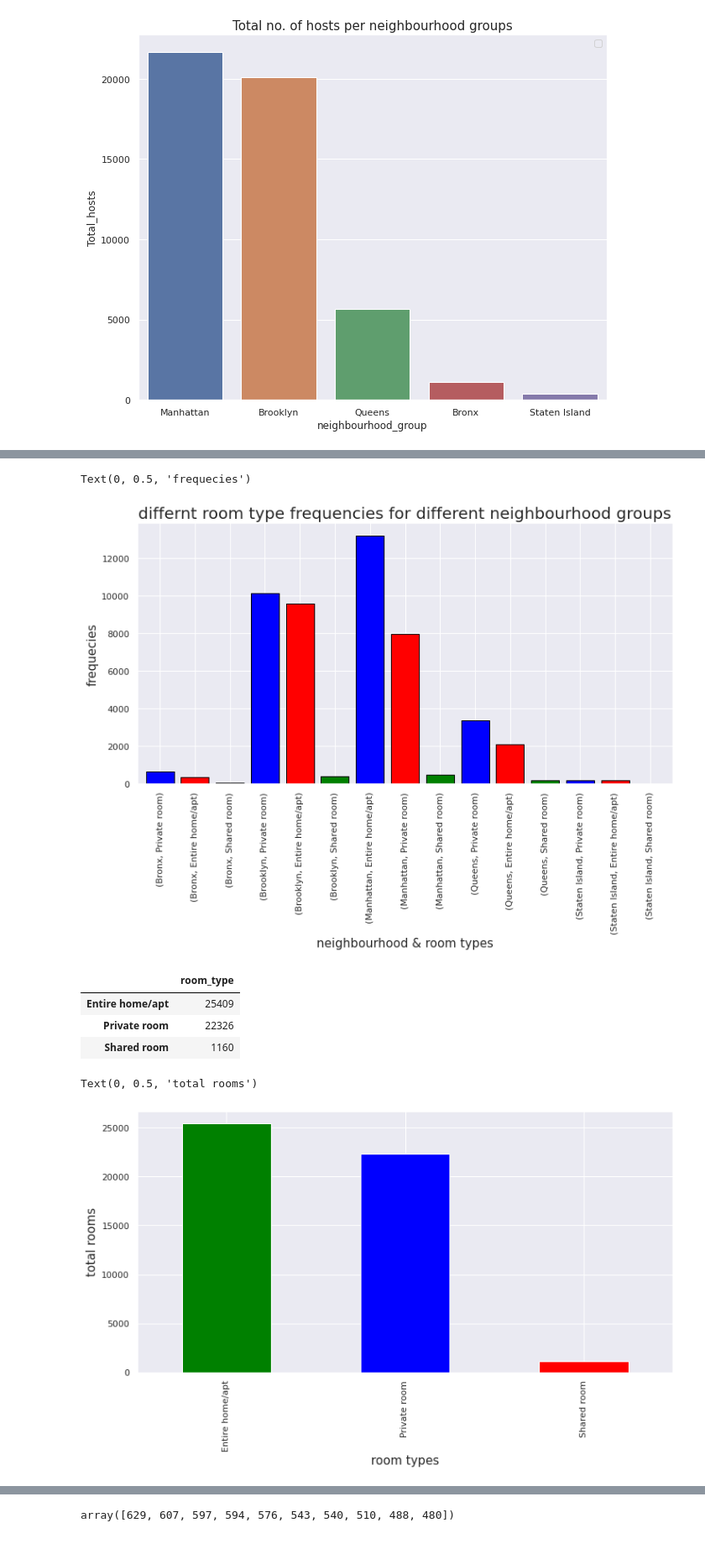
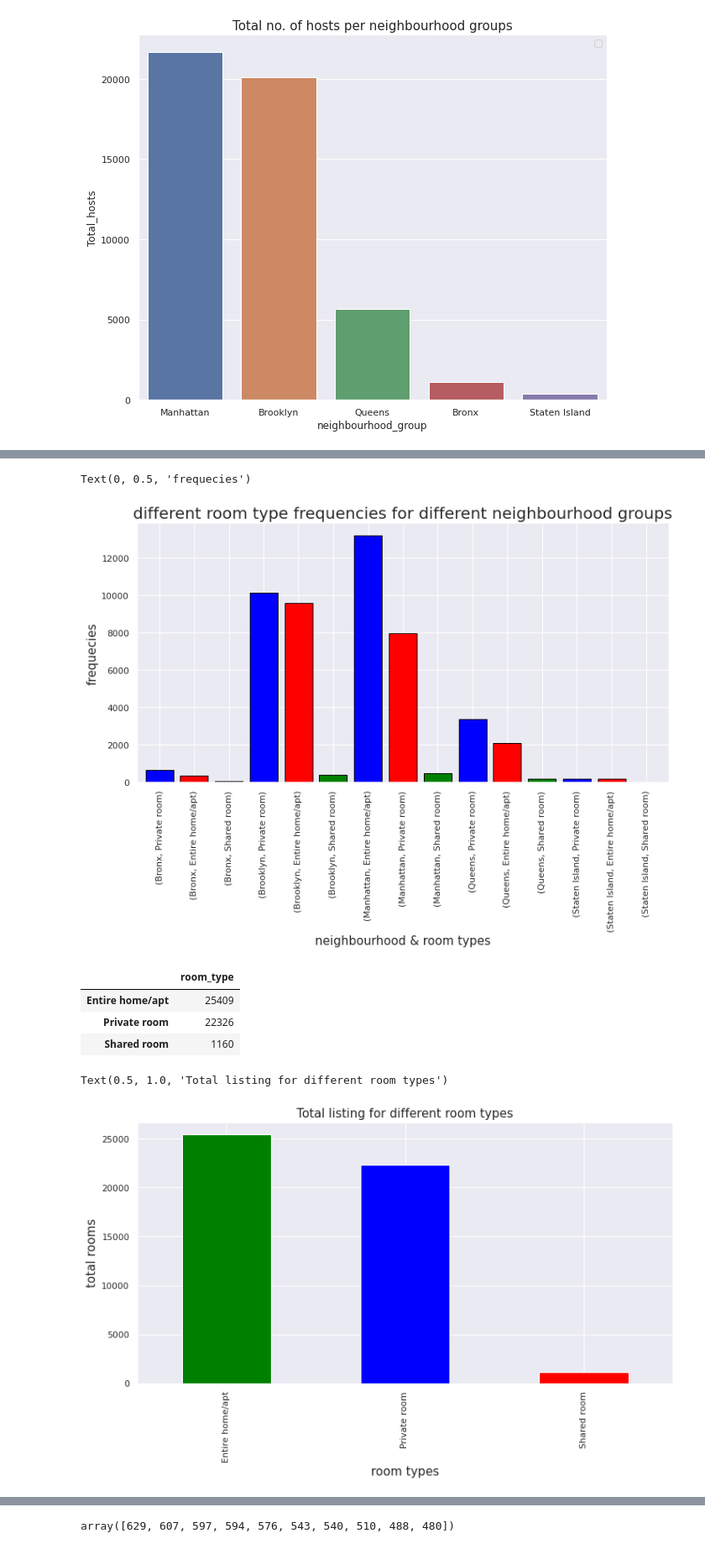
Before and after one commit to Priyabrat845/Airbnb-Booking-Analysis, a Jupyter notebook: Copy_of_Airbnb_Bookings_Analysis_Capstone_Project.ipynb, the cells around one changed output, grey strips where cells are left out. Shown: that part at 84% size. Cells and saved outputs as stored; diff of their text form; code cells hidden in the pictures.

```diff
--- a/Copy_of_Airbnb_Bookings_Analysis_Capstone_Project.ipynb
+++ b/Copy_of_Airbnb_Bookings_Analysis_Capstone_Project.ipynb
@@ -173,14 +173,14 @@ airbnb.head()
 | 4 | 7192 | Laura | Manhattan | East Harlem | 40.79851 | -73.94399 | Entire home/apt | 80 | ... |
 # %%
 ax=airbnb.groupby('neighbourhood_group')['room_type'].value_counts().plot.bar(figsize=(12,6),width=0.8,linewidth=1,edgecolor='black',color=['blue','red','green'])
-ax.set_title("differnt room type frequencies for different neighbourhood groups", fontsize = 20)
+ax.set_title("different room type frequencies for different neighbourhood groups", fontsize = 20)
 # Set x and y-labels
 ax.set_xlabel("neighbourhood & room types", fontsize = 15)
 ax.set_ylabel("frequecies", fontsize = 15)
 #ax.legend(['private room','entire room','shared room'])
 # %% [output]
 Text(0, 0.5, 'frequecies')
-[figure, old version]
+[figure, new version]
 # %%
 #Total no of rooms available for different room types
 total_room_types=airbnb.room_type.value_counts()
@@ -194,12 +194,13 @@ total_room_types_df
 # %%
 #Total no of rooms available for different room types
 ax1 = airbnb['room_type'].value_counts().plot.bar(figsize=(12,6),width=0.5,color=['green','blue','red'])
 ax1.set_xlabel('room types',fontsize=15)
 ax1.set_ylabel('total rooms',fontsize=15)
+plt.title('Total listing for different room types',size=15)
 #ax1.legend()
 # %% [output]
-Text(0, 0.5, 'total rooms')
+Text(0.5, 1.0, 'Total listing for different room types')
-[figure, old version]
+[figure, new version]
 # %%
 ax2=airbnb.groupby(['neighbourhood_group','room_type'])['price'].mean()
 ax2
```
Also changed, not shown: parts of 3 cells of this notebook.
